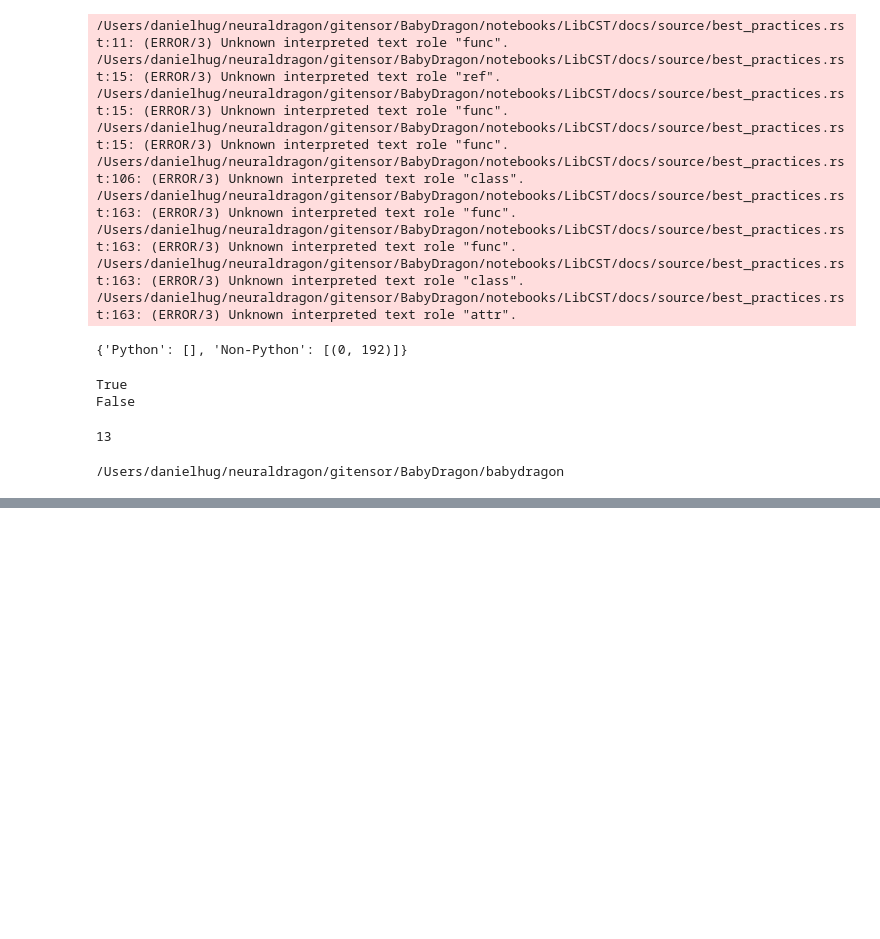
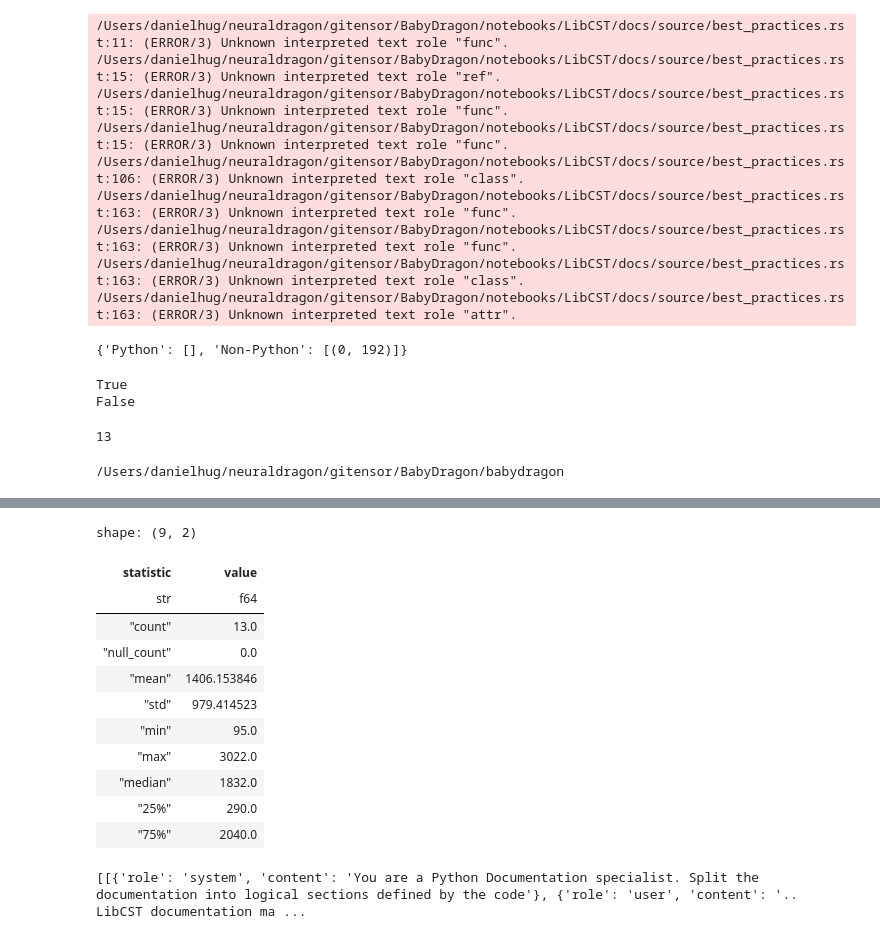
Before and after one commit to Neural-Dragon-AI/BabyDragon, a Jupyter notebook: notebooks/libcst_analysis.ipynb, the cells around one changed output, grey strips where cells are left out. Cells and saved outputs as stored; diff of their text form; code cells hidden in the pictures; blank space fills up the shorter version.

```diff
--- a/notebooks/libcst_analysis.ipynb
+++ b/notebooks/libcst_analysis.ipynb
@@ -226,0 +265,15 @@ AttributeError: type object 'CodeFrame' has no attribute 'from_documentation'
+# %%
+cf.df['tokens_len|docs'].describe()
+# %% [output]
+shape: (9, 2)
+| statistic | value |
+| str | f64 |
+| "count" | 13.0 |
+| "null_count" | 0.0 |
+| "mean" | 1406.153846 |
+| "std" | 979.414523 |
+| "min" | 95.0 |
+| "max" | 3022.0 |
+| "median" | 1832.0 |
+| "25%" | 290.0 |
+| "75%" | 2040.0 |
@@ -226,0 +305,19 @@ AttributeError: type object 'CodeFrame' has no attribute 'from_documentation'
+# %%
+def prepare_input_df(df, messages_col, system_prompt):
+    df = df.with_columns(pl.lit("gpt-3.5-turbo-16k-0613").alias("model"))
+    messages_list = [
+        [{"role": "system", "content": system_prompt}, {"role": "user", "content": content}]
+        for content in df[messages_col].to_list()
+    ]
+    print(messages_list)
+    input_df = df.drop(messages_col).with_columns(pl.Series('messages', messages_list))
+
+    return input_df
+
+
+
+input_df = prepare_input_df(df=cf.df,
+                            messages_col='docs',
+                            system_prompt="You are a Python Documentation specialist. Split the documentation into logical sections defined by the code")
+# %% [output]
+[[{'role': 'system', 'content': 'You are a Python Documentation specialist. Split the documentation into logical sections defined by the code'}, {'role': 'user', 'content': '.. LibCST documentation ma ...
```
Also changed, not shown: parts of 8 cells of this notebook.
